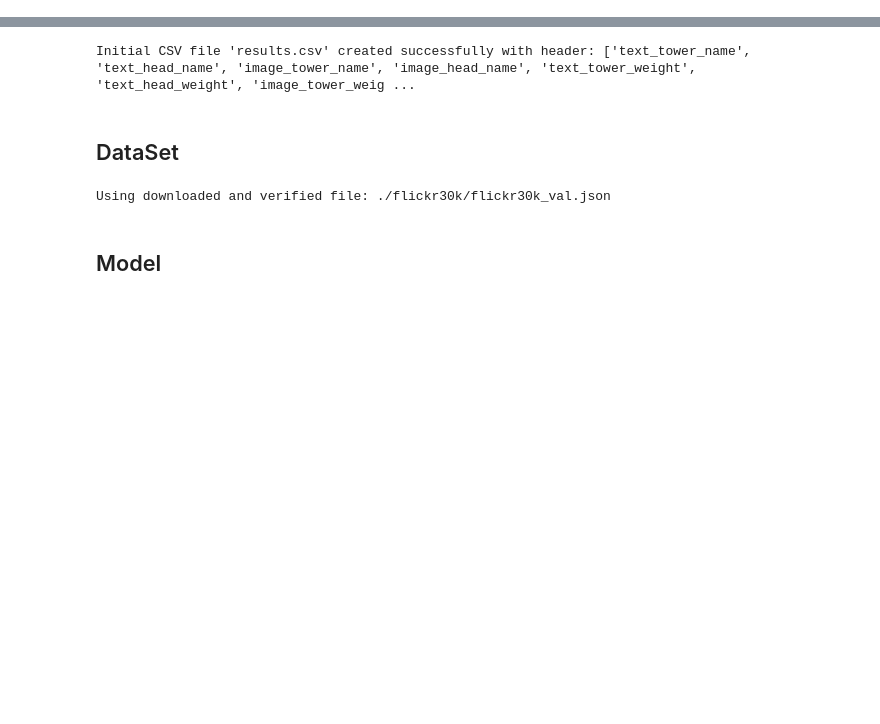
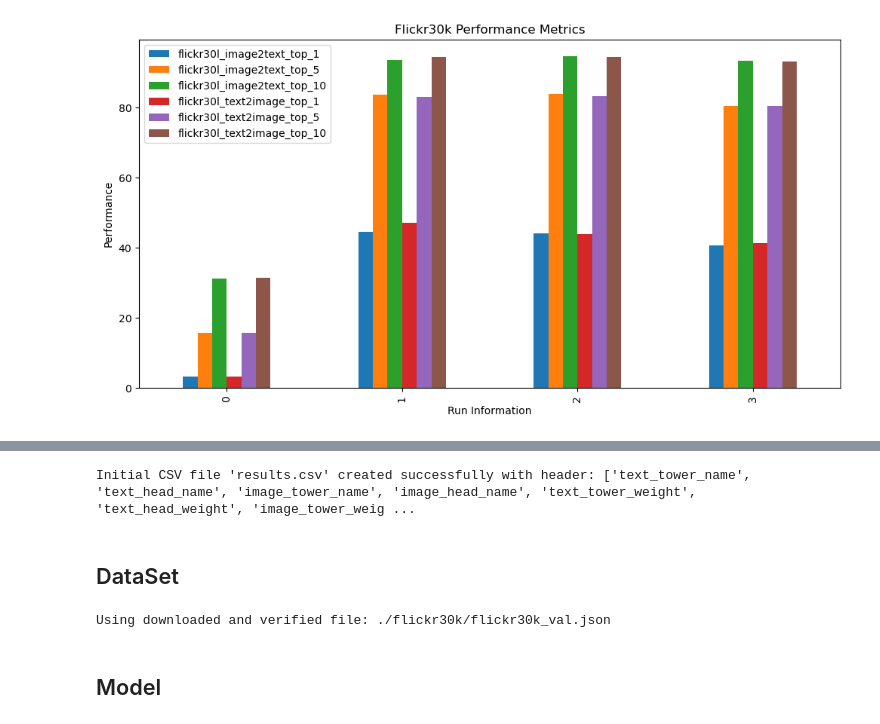
Before and after one commit to CarrelV/master_lit, a Jupyter notebook: temp.ipynb, the cells around one changed output, grey strips where cells are left out. Saved outputs shown, nothing was run; the diff lists cells and outputs as text; code cells hidden in the pictures; blank space fills up the shorter version.

```diff
--- a/temp.ipynb
+++ b/temp.ipynb
@@ -3,0 +37,14 @@ import numpy as np
+# %%
+metrics = ['flickr30l_image2text_top_1', 'flickr30l_image2text_top_5', 'flickr30l_image2text_top_10',
+           'flickr30l_text2image_top_1', 'flickr30l_text2image_top_5', 'flickr30l_text2image_top_10']
+
+df_metrics = df[metrics]
+df_metrics.plot(kind='bar', figsize=(12, 6))
+
+plt.xlabel('Run Information')
+plt.ylabel('Performance')
+plt.title('Flickr30k Performance Metrics')
+plt.legend(metrics)
+plt.show()
+# %% [output]
+[figure, added]
```
Also changed, not shown: parts of 5 cells of this notebook, 4 other files.
